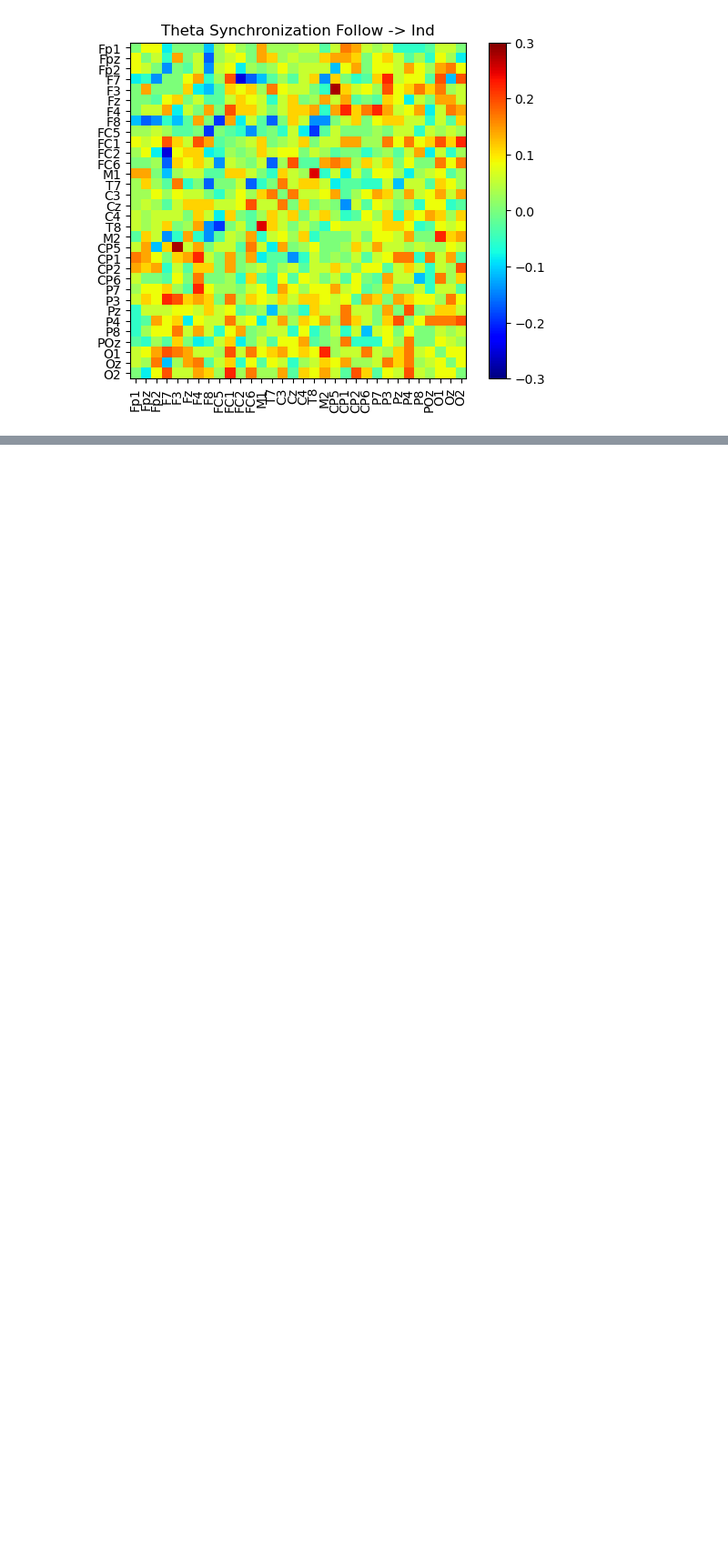
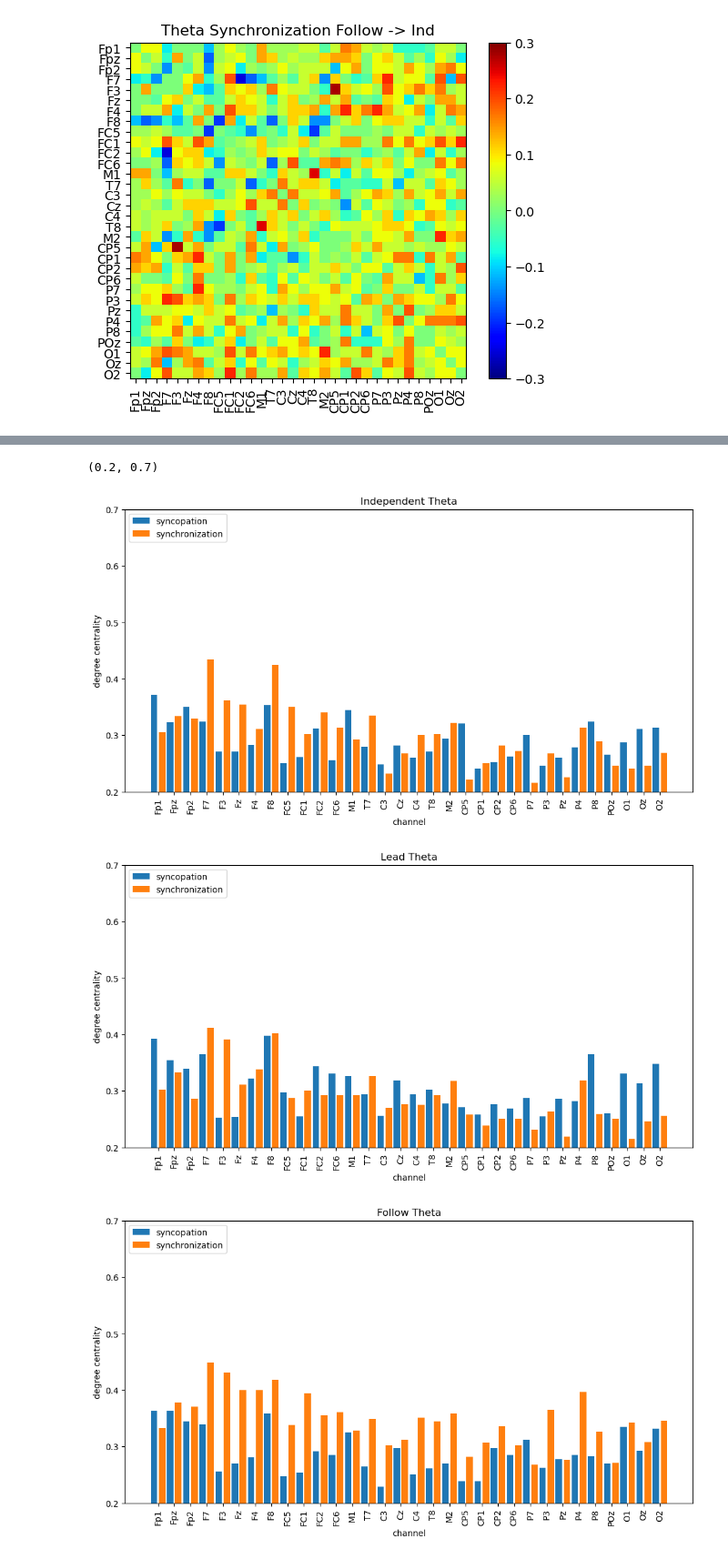
Before and after one commit to zhibinz2/1overf, a Jupyter notebook: Corr_amplitude/plot_networks.ipynb, the cells around one changed output, grey strips where cells are left out. Shown at 91% size. Cells and saved outputs as stored; diff of their text form; code cells hidden in the pictures; blank space fills up the shorter version.

```diff
--- a/Corr_amplitude/plot_networks.ipynb
+++ b/Corr_amplitude/plot_networks.ipynb
@@ -309,0 +425,51 @@ Text(0, 0.5, 'clustering coefficient')
+# %%
+d_ind = [np.mean(d_ind_synco,axis = 0), np.mean(d_ind_synch,axis = 0)]
+d_lead = [np.mean(d_lead_synco,axis = 0), np.mean(d_lead_synch,axis = 0)]
+d_follow = [np.mean(d_follow_synco,axis = 0), np.mean(d_follow_synch,axis = 0)]
+d_mutual = [np.mean(d_mutual_synco,axis = 0), np.mean(d_mutual_synch,axis = 0)]
+
+plt.figure(figsize = (12,6))
+plt.bar(np.arange(32),d_ind[0],width = 0.4)
+plt.bar(np.arange(32)+0.5,d_ind[1],width = 0.4)
+plt.xticks(np.arange(32)+0.25,labels = labels,rotation = 'vertical')
+plt.legend(('syncopation','synchronization'), loc = 'upper left')
+plt.title('Independent ' + band_labels[f])
+plt.xlabel('channel')
+plt.ylabel('degree centrality')
+plt.ylim((0.2,0.7))
+
+plt.figure(figsize = (12,6))
+plt.bar(np.arange(32),d_lead[0],width = 0.4)
+plt.bar(np.arange(32)+0.5,d_lead[1],width = 0.4)
+plt.xticks(np.arange(32)+0.25,labels = labels,rotation = 'vertical')
+plt.legend(('syncopation','synchronization'), loc = 'upper left')
+plt.title('Lead ' + band_labels[f])
+plt.xlabel('channel')
+plt.ylabel('degree centrality')
+plt.ylim((0.2,0.7))
+
+plt.figure(figsize = (12,6))
+plt.bar(np.arange(32),d_follow[0],width = 0.4)
+plt.bar(np.arange(32)+0.5,d_follow[1],width = 0.4)
+plt.xticks(np.arange(32)+0.25,labels = labels,rotation = 'vertical')
+plt.legend(('syncopation','synchronization'), loc = 'upper left')
+plt.title('Follow ' + band_labels[f])
+plt.xlabel('channel')
+plt.ylabel('degree centrality')
+plt.ylim((0.2,0.7))
+
+
+plt.figure(figsize = (12,6))
+plt.bar(np.arange(32),d_mutual[0],width = 0.4)
+plt.bar(np.arange(32)+0.5,d_mutual[1],width = 0.4)
+plt.xticks(np.arange(32)+0.25,labels = labels,rotation = 'vertical')
+plt.legend(('syncopation','synchronization'), loc = 'upper left')
+plt.title('Mutual ' + band_labels[f])
+plt.xlabel('channel')
+plt.ylabel('degree centrality')
+plt.ylim((0.2,0.7))
+# %% [output]
+(0.2, 0.7)
+[figure, added]
+[figure, added]
+[figure, added]
```
Also changed, not shown: parts of 8 cells of this notebook.
